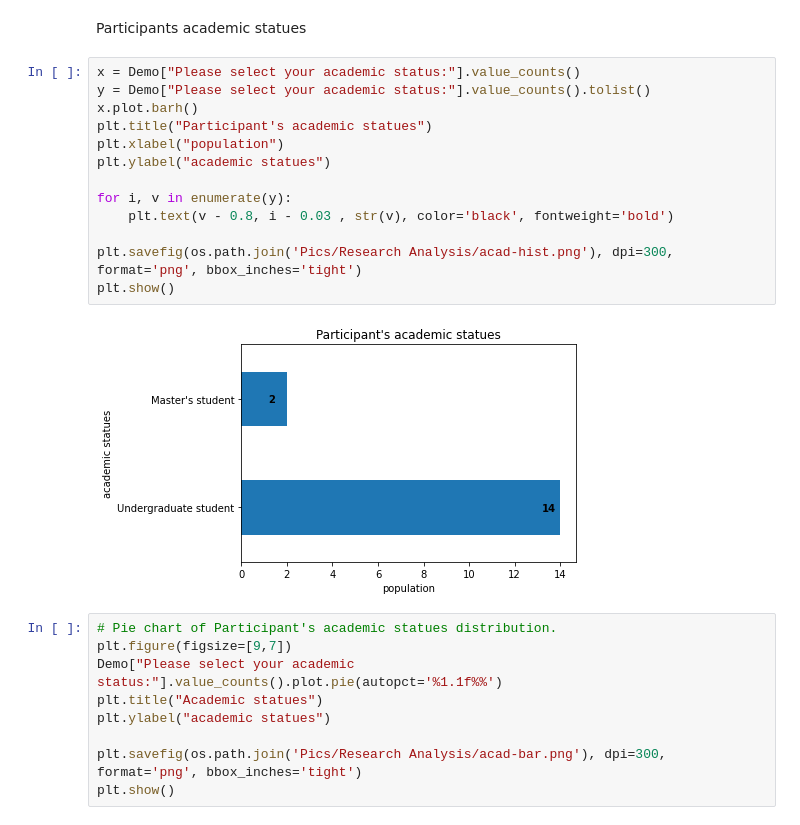
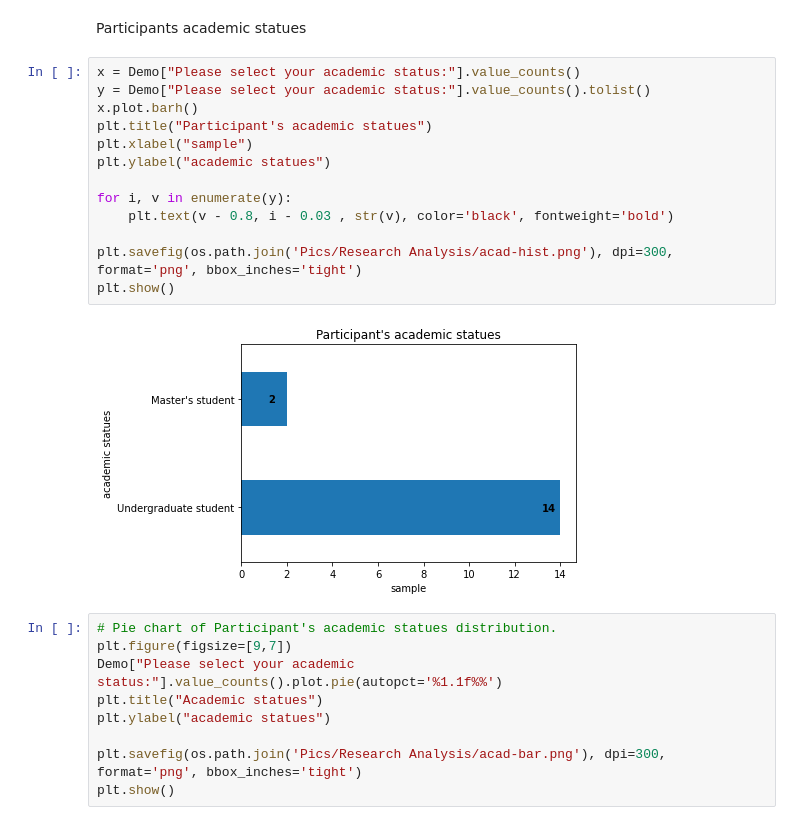
Before and after one commit to YuxuanZhou1/Character-Recorder-DA, a Jupyter notebook: Research Analysis.ipynb, the cells around one changed output. Drawn from its saved outputs; the diff is of its cells as text.

```diff
--- a/Research Analysis.ipynb
+++ b/Research Analysis.ipynb
@@ -39,18 +39,18 @@ Participants academic statues
 # %%
 x = Demo["Please select your academic status:"].value_counts()
 y = Demo["Please select your academic status:"].value_counts().tolist()
 x.plot.barh()
 plt.title("Participant's academic statues")
-plt.xlabel("population")
+plt.xlabel("sample")
 plt.ylabel("academic statues")
 
 for i, v in enumerate(y):
     plt.text(v - 0.8, i - 0.03 , str(v), color='black', fontweight='bold')
 
 plt.savefig(os.path.join('Pics/Research Analysis/acad-hist.png'), dpi=300, format='png', bbox_inches='tight')
 plt.show()
 # %% [output]
-[figure, old version]
+[figure, new version]
 # %%
 # Pie chart of Participant's academic statues distribution.
 plt.figure(figsize=[9,7])
```
Also changed, not shown: parts of 3 cells of this notebook, 4 other files.
